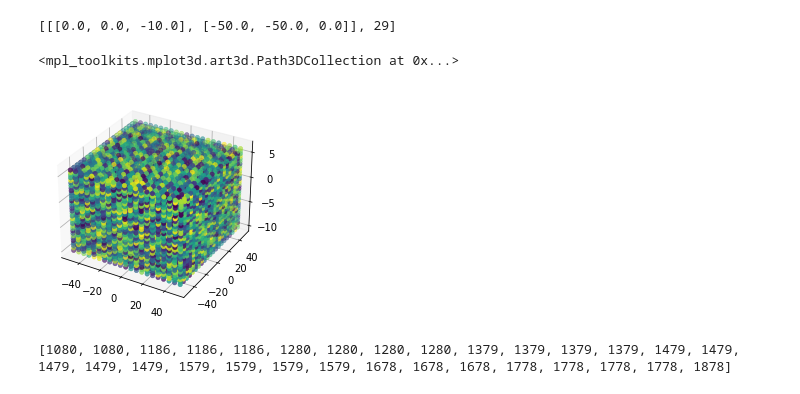
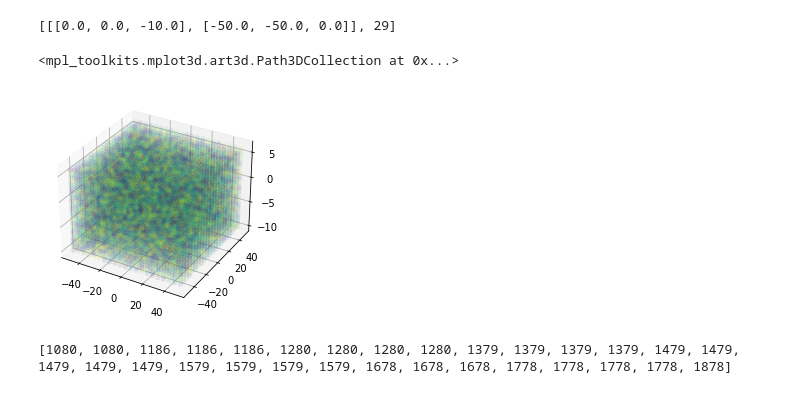
Before and after one commit to Benji-UW/COBOT-Transducer-Control-Code, a Jupyter notebook: Rebuilding_Everything/Debugging Scripts/Fullscan_renders.ipynb, the cells around one changed output. Saved outputs shown, nothing was run; the diff lists cells and outputs as text; code cells hidden in the pictures.

```diff
--- a/Rebuilding_Everything/Debugging Scripts/Fullscan_renders.ipynb
+++ b/Rebuilding_Everything/Debugging Scripts/Fullscan_renders.ipynb
@@ -29,10 +31,10 @@ for p in point_mags:
     mags.append(p[1])
 # %%
 ax = plt.axes(projection='3d')
-ax.scatter(Rxs, Rys, Zs, c=mags, cmap='viridis', linewidth=0.5)
+ax.scatter(Rxs, Rys, Zs, c=mags, cmap='viridis', alpha=0.1, linewidth=0.5)
 # %% [output]
 <mpl_toolkits.mplot3d.art3d.Path3DCollection at 0x...>
-[figure, old version]
+[figure, new version]
 # %%
 print(mags[10:40])
 # %% [output]
```
Also changed, not shown: parts of 1 cell of this notebook, 4 other files.
